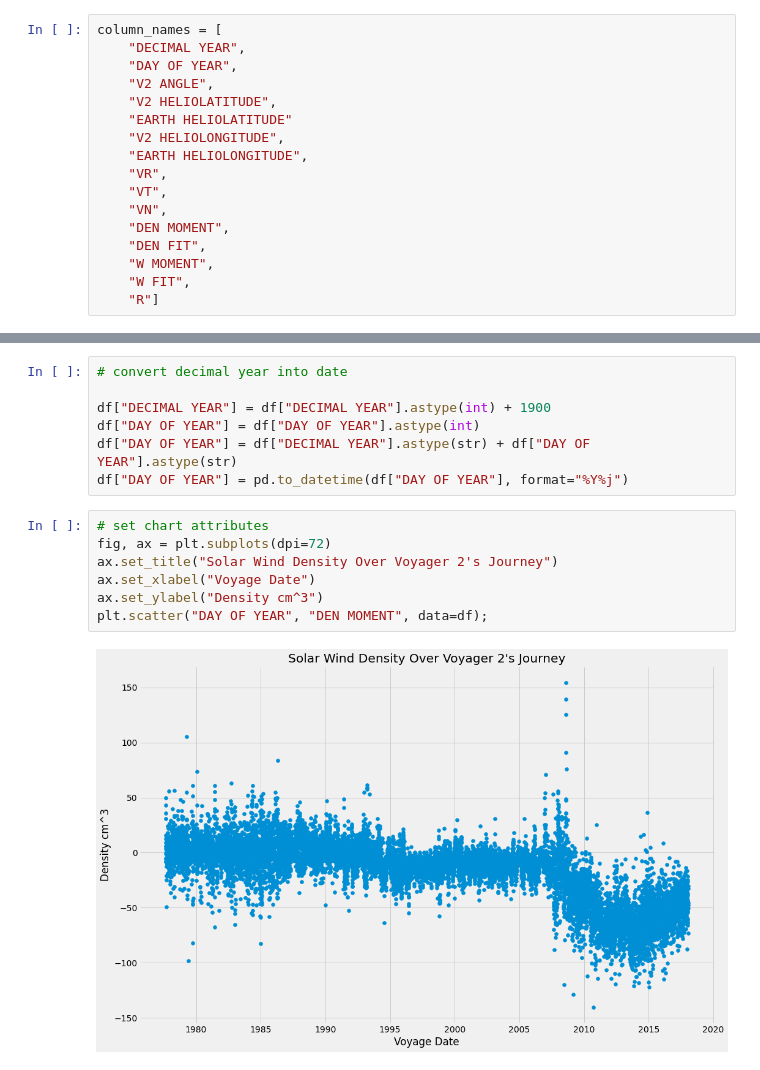
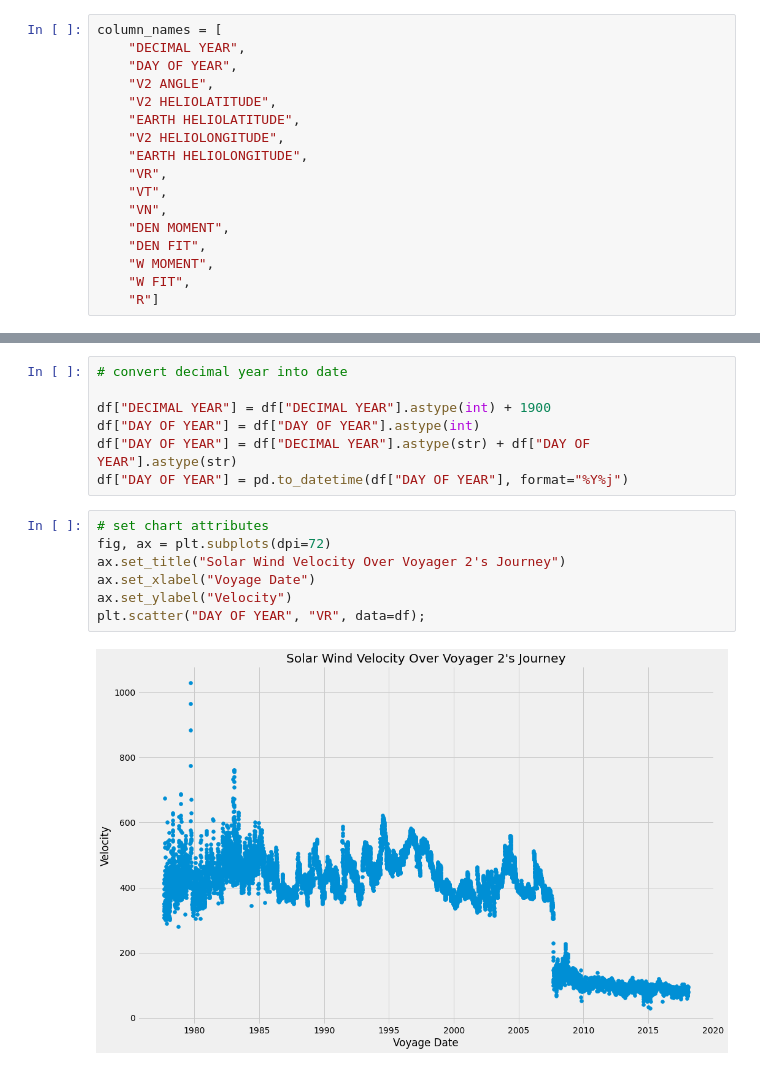
Before and after one commit to ezixi/analysis, a Jupyter notebook: voyager/notebooks/solar_wind.ipynb, the cells around one changed output, grey strips where cells are left out. Cells and saved outputs as stored; diff of their text form.

```diff
--- a/voyager/notebooks/solar_wind.ipynb
+++ b/voyager/notebooks/solar_wind.ipynb
@@ -8,7 +8,7 @@ column_names = [
     "DAY OF YEAR",
     "V2 ANGLE",
     "V2 HELIOLATITUDE",
-    "EARTH HELIOLATITUDE"
+    "EARTH HELIOLATITUDE",
     "V2 HELIOLONGITUDE",
     "EARTH HELIOLONGITUDE",
     "VR",
@@ -31,9 +31,9 @@ df["DAY OF YEAR"] = pd.to_datetime(df["DAY OF YEAR"], format="%Y%j")
 # %%
 # set chart attributes
 fig, ax = plt.subplots(dpi=72)
-ax.set_title("Solar Wind Density Over Voyager 2's Journey")
+ax.set_title("Solar Wind Velocity Over Voyager 2's Journey")
 ax.set_xlabel("Voyage Date")
-ax.set_ylabel("Density cm^3")
-plt.scatter("DAY OF YEAR", "DEN MOMENT", data=df);
+ax.set_ylabel("Velocity")
+plt.scatter("DAY OF YEAR", "VR", data=df);
 # %% [output]
-[figure, old version]
+[figure, new version]
```
Also changed, not shown: 2 other files.
